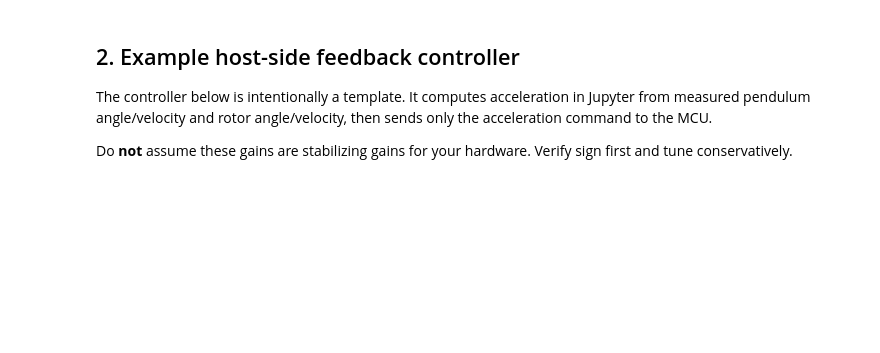
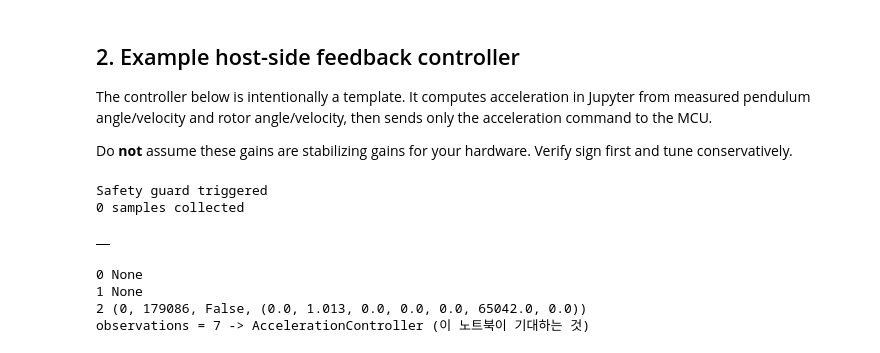
Before and after one commit to jooyongsim/Pendulum_control, a Jupyter notebook: AccelerationControl/acceleration_control.ipynb, the cells around one changed output. Drawn from its saved outputs; the diff is of its cells as text; code cells hidden in the pictures; blank space fills up the shorter version.

```diff
--- a/AccelerationControl/acceleration_control.ipynb
+++ b/AccelerationControl/acceleration_control.ipynb
@@ -188,7 +223,8 @@ try:
 
         q = ctrl.step(CMD_QUERY, [0.0])
         if q is None:
-            raise RuntimeError('No query response')
+            print(f'No query response at t={elapsed:.2f} s; stopping early.')
+            break
         status, timestamp_ms, terminated, obs = q
         theta = obs[OBS_PENDULUM_DEG]
         rotor = obs[OBS_ROTOR_DEG]
@@ -218,37 +254,47 @@ try:
 
         r = ctrl.step(CMD_SET_ACCELERATION, [a_cmd])
         if r is None:
-            raise RuntimeError('No acceleration response')
+            print(f'No acceleration response at t={elapsed:.2f} s; stopping early.')
+            break
         status, timestamp_ms, terminated, obs = r
 
         rows_fb.append({
             'host_t_s': elapsed,
             'pendulum_deg': obs[OBS_PENDULUM_DEG],
             'pendulum_error_deg': theta_err,
             'pendulum_rate_deg_s': theta_dot,
             'rotor_deg': obs[OBS_ROTOR_DEG],
             'rotor_rate_deg_s': rotor_dot,
             'accel_cmd_pps2': a_cmd,
             'target_pps': obs[OBS_TARGET_PPS],
             'measured_pps': obs[OBS_MEASURED_PPS],
             'status': status,
             'terminated': terminated,
         })
 
         prev_t = host_now
         prev_theta_err = theta_err
         prev_rotor = rotor
 
         next_t += DT
         sleep_s = next_t - time.perf_counter()
         if sleep_s > 0:
             time.sleep(sleep_s)
 finally:
-    ctrl.step(CMD_ZERO_VELOCITY, [0.0])
-    ctrl.step(CMD_HARD_STOP, [0.0])
+    try:
+        ctrl.step(CMD_ZERO_VELOCITY, [0.0])
+        ctrl.step(CMD_HARD_STOP, [0.0])
+    except Exception as exc:
+        print('Could not stop the motor cleanly:', exc)
+    # Same reason as the open-loop cell: keep the data and always define df_fb.
+    df_fb = pd.DataFrame(rows_fb)
 
-df_fb = pd.DataFrame(rows_fb)
+print(f'{len(df_fb)} samples collected')
 df_fb.tail()
+# %% [output]
+Safety guard triggered
+0 samples collected
+|  |
 # %%
 if len(df_fb):
     Path('data').mkdir(exist_ok=True)
@@ -279,3 +325,34 @@ if len(df_fb):
     plt.grid(True)
     plt.legend()
     plt.show()
+# %%
+# 펌웨어 업로드 후 재연결 — 보드가 리셋되어 기존 핸들은 죽어 있습니다.
+try:
+    ctrl.close()
+except Exception:
+    pass
+
+ctrl = ControlComms(timeout=0.5)
+assert ctrl.connect(SERIAL_PORT, BAUD_RATE) == StatusCode.OK, '포트를 다시 열 수 없음'
+ctrl.ser.reset_input_buffer()      # 리셋 전에 남은 반쪽 줄 제거
+ctrl.ser.reset_output_buffer()
+
+ctrl.step(CMD_RESET_SAFETY, [0.0])  # 호스트 타임아웃 래치 해제
+
+for attempt in range(5):
+    r = ctrl.step(CMD_QUERY, [0.0])
+    print(attempt, r)
+    if r:
+        n = len(r[3])
+        print('observations =', n, '->',
+              {2: 'ORIGINAL example', 4: 'PendulumController',
+               7: 'AccelerationController (이 노트북이 기대하는 것)'}.get(n, 'unknown'))
+        break
+    time.sleep(0.1)
+else:
+    print('여전히 무응답 → 커널 재시작 후 셀 1-2부터 다시 실행')
+# %% [output]
+0 None
+1 None
+2 (0, 179086, False, (0.0, 1.013, 0.0, 0.0, 0.0, 65042.0, 0.0))
+observations = 7 -> AccelerationController (이 노트북이 기대하는 것)
```
Also changed, not shown: parts of 4 cells of this notebook, 26 other files.
